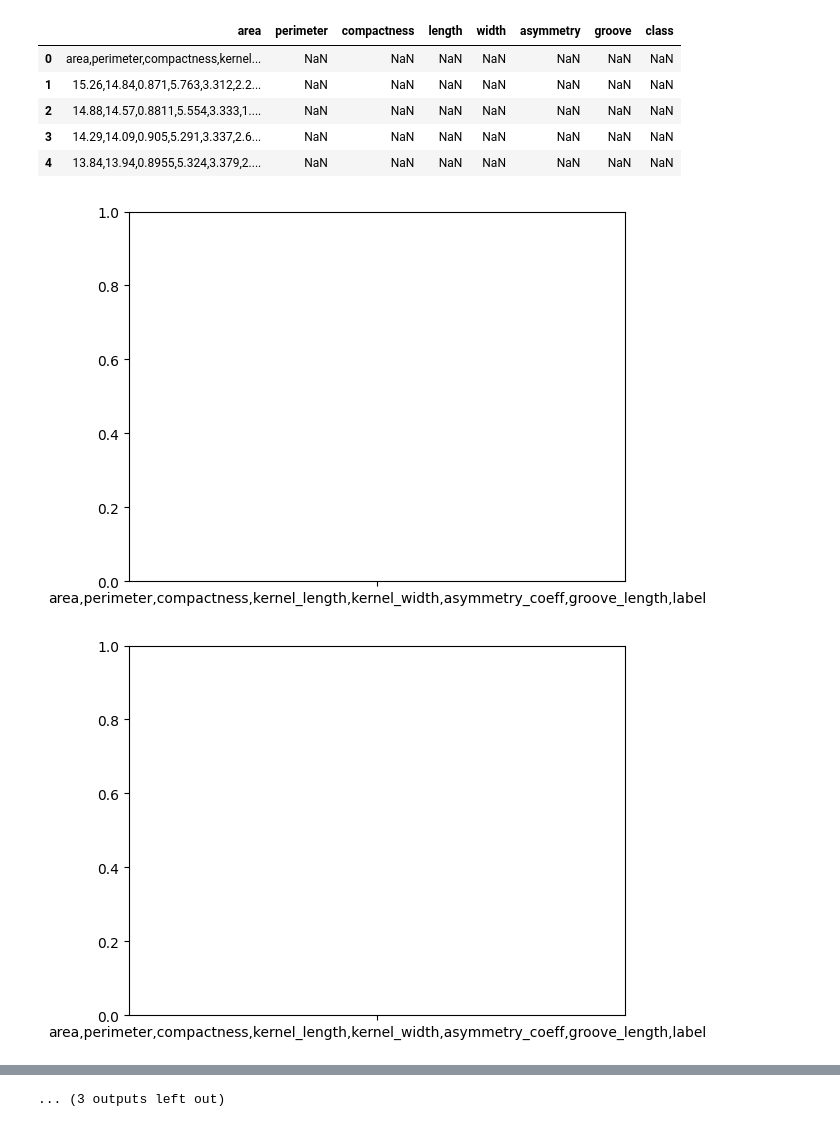
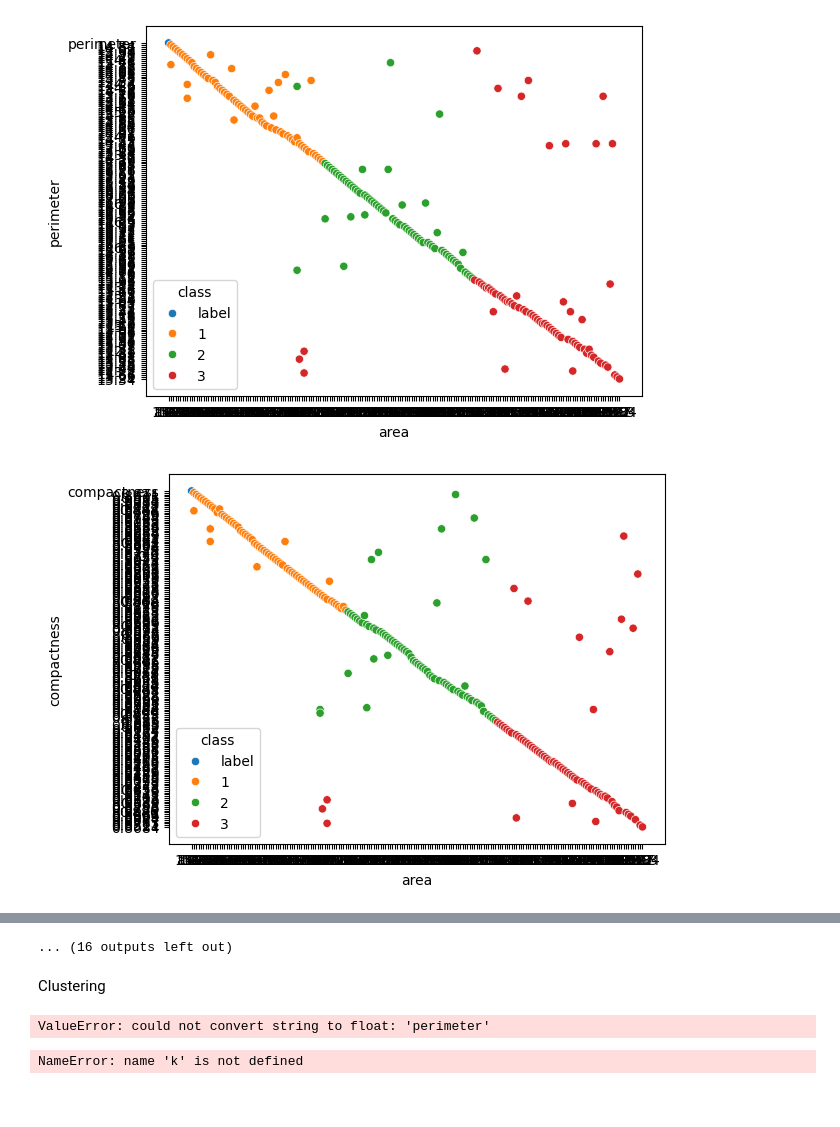
Before and after one commit to nahidzaman1996271-sketch/machine-learning, a Jupyter notebook: seeds_dataset.ipynb, the cells around one changed output, grey strips where cells are left out. Drawn from its saved outputs; the diff is of its cells as text; code cells hidden in the pictures; blank space fills up the shorter version.

```diff
--- a/seeds_dataset.ipynb
+++ b/seeds_dataset.ipynb
@@ -5,23 +5,16 @@ import matplotlib.pyplot as plt
 import seaborn as sns
 # %%
 cols = ["area","perimeter", "compactness","length", "width","asymmetry","groove","class"]
-df = pd.read_csv("seeds_dataset.csv", names = cols, sep="\s+")
+df = pd.read_csv("seeds_dataset.csv", names=cols)
 # %%
 df.head()
-# %% [output]
-|  | area | perimeter | compactness | length | width | asymmetry | groove | class |
-| 0 | area,perimeter,compactness,kernel... | NaN | NaN | NaN | NaN | NaN | NaN | NaN |
-| 1 | 15.26,14.84,0.871,5.763,3.312,2.2... | NaN | NaN | NaN | NaN | NaN | NaN | NaN |
-| 2 | 14.88,14.57,0.8811,5.554,3.333,1.... | NaN | NaN | NaN | NaN | NaN | NaN | NaN |
-| 3 | 14.29,14.09,0.905,5.291,3.337,2.6... | NaN | NaN | NaN | NaN | NaN | NaN | NaN |
-| 4 | 13.84,13.94,0.8955,5.324,3.379,2.... | NaN | NaN | NaN | NaN | NaN | NaN | NaN |
 # %%
 for i in range(len(cols)-1):
-    for j in range(i+1, len(cols)-1):
+    for j in range(i+1, len(cols)-1+1):
         x_label = cols[i]
         y_label = cols[j]
         sns.scatterplot(x=x_label, y=y_label, data=df, hue='class')
         plt.show()
 # %% [output]
-[figure, old version]
+[figure, new version]
-[figure, old version]
+[figure, new version]
@@ -38 +31,3 @@ for i in range(len(cols)-1):
-... (3 outputs left out)
+... (16 outputs left out)
+# %% [markdown]
+Clustering
@@ -38,0 +40,8 @@ for i in range(len(cols)-1):
+# %%
+kmeans = KMeans(n_clusters = 3).fit(x)
+# %% [output]
+ValueError: could not convert string to float: 'perimeter'
+# %%
+clusters = k.means.labels_
+# %% [output]
+NameError: name 'k' is not defined
```
Also changed, not shown: parts of 3 cells of this notebook.
